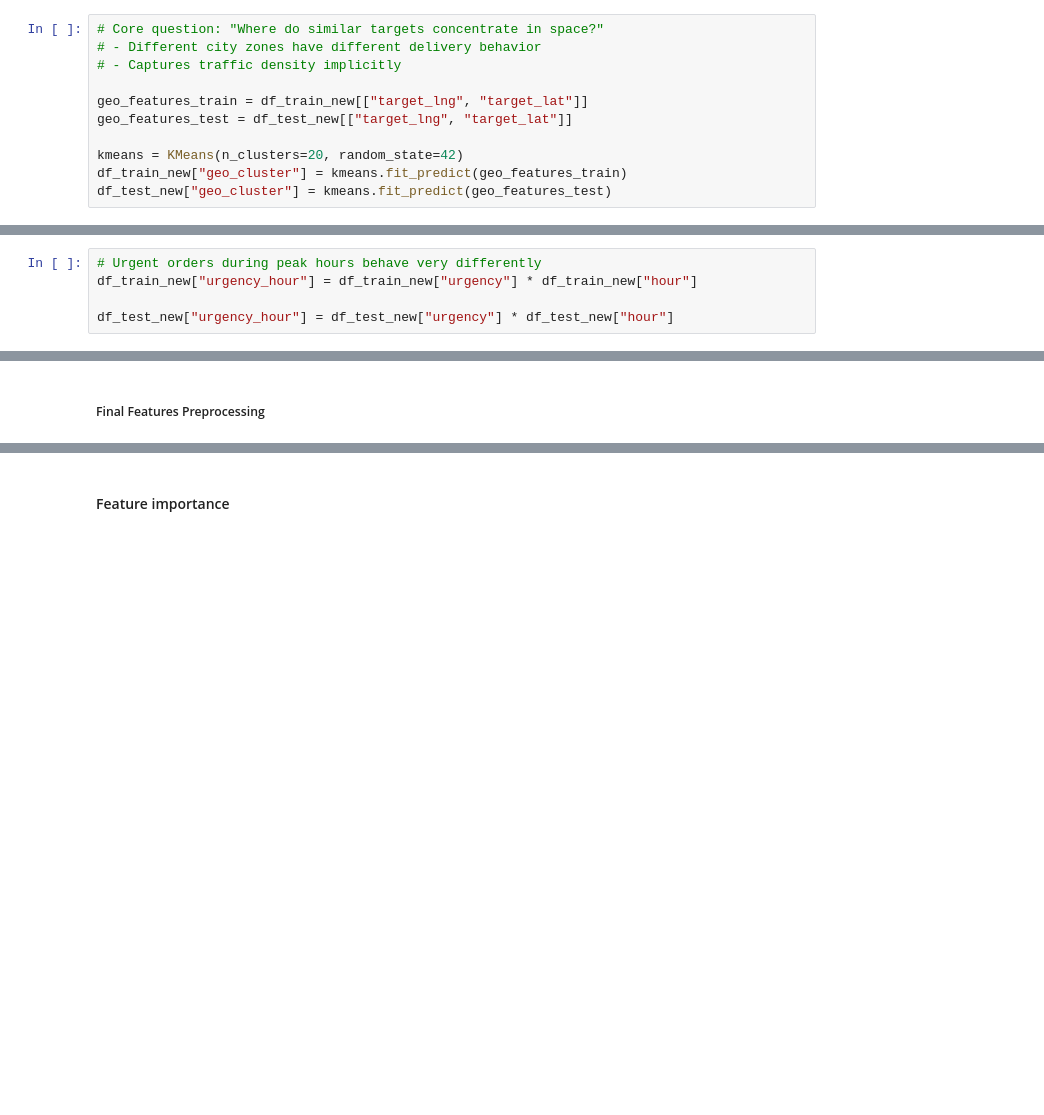
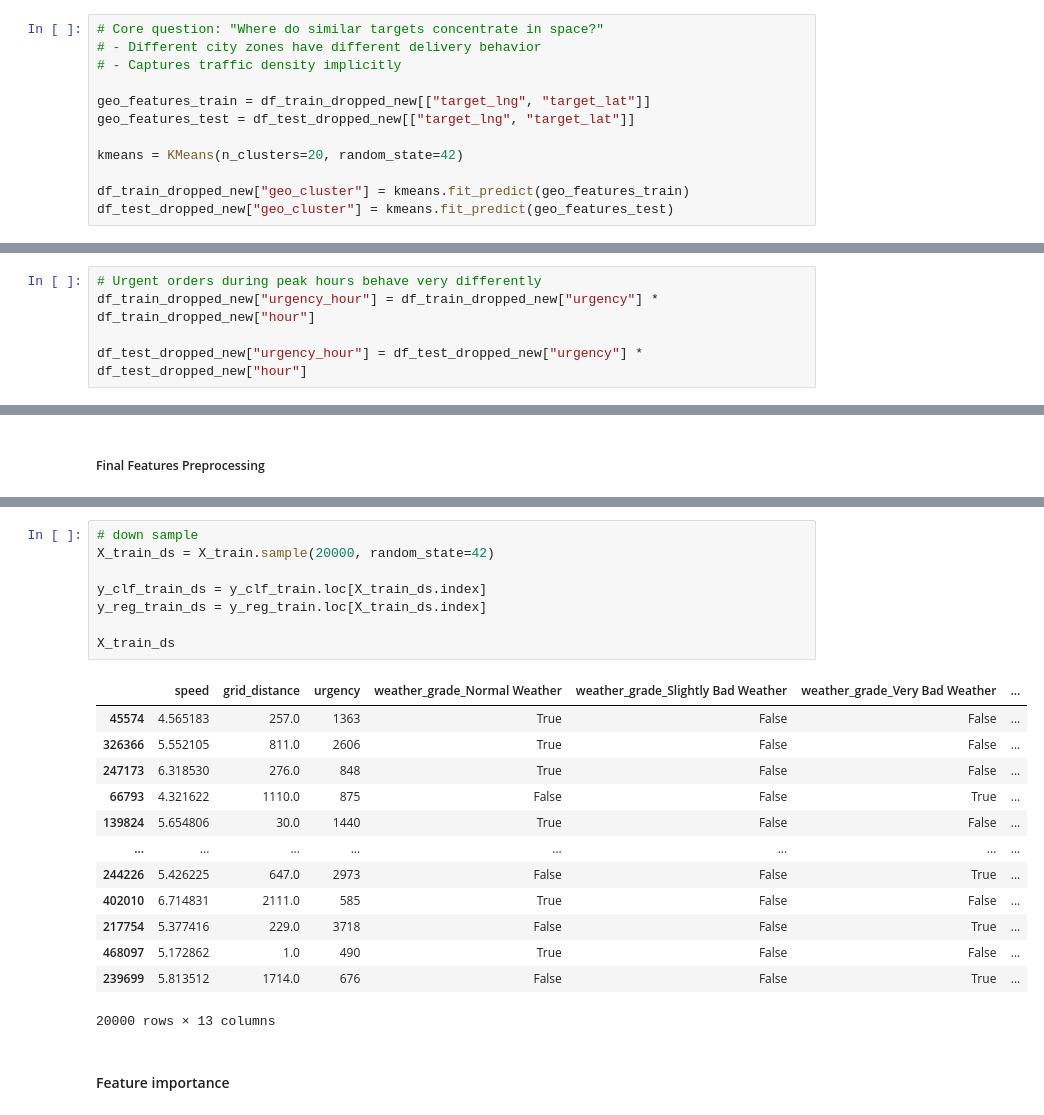
Before and after one commit to Zora-10/Machine-Learning-Individual-Project, a Jupyter notebook: Project1/solution/solution.ipynb, the cells around one changed output, grey strips where cells are left out. Drawn from its saved outputs; the diff is of its cells as text; blank space fills up the shorter version.

```diff
--- a/Project1/solution/solution.ipynb
+++ b/Project1/solution/solution.ipynb
@@ -514,16 +538,17 @@ df_test_new["log_grid_distance"] = np.log1p(df_test_new["grid_distance"])
 # - Different city zones have different delivery behavior
 # - Captures traffic density implicitly
 
-geo_features_train = df_train_new[["target_lng", "target_lat"]]
-geo_features_test = df_test_new[["target_lng", "target_lat"]]
+geo_features_train = df_train_dropped_new[["target_lng", "target_lat"]]
+geo_features_test = df_test_dropped_new[["target_lng", "target_lat"]]
 
 kmeans = KMeans(n_clusters=20, random_state=42)
-df_train_new["geo_cluster"] = kmeans.fit_predict(geo_features_train)
-df_test_new["geo_cluster"] = kmeans.fit_predict(geo_features_test)
+
+df_train_dropped_new["geo_cluster"] = kmeans.fit_predict(geo_features_train)
+df_test_dropped_new["geo_cluster"] = kmeans.fit_predict(geo_features_test)
 # %% [markdown]
 ##### Interaction: urgency x hour
 # %%
 # Urgent orders during peak hours behave very differently
-df_train_new["urgency_hour"] = df_train_new["urgency"] * df_train_new["hour"]
+df_train_dropped_new["urgency_hour"] = df_train_dropped_new["urgency"] * df_train_dropped_new["hour"]
 
-df_test_new["urgency_hour"] = df_test_new["urgency"] * df_test_new["hour"]
+df_test_dropped_new["urgency_hour"] = df_test_dropped_new["urgency"] * df_test_dropped_new["hour"]
@@ -645,3 +609,25 @@ X_train_new
+# %%
+# down sample
+X_train_ds = X_train.sample(20000, random_state=42)
+
+y_clf_train_ds = y_clf_train.loc[X_train_ds.index]
+y_reg_train_ds = y_reg_train.loc[X_train_ds.index]
+
+X_train_ds
+# %% [output]
+|  | speed | grid_distance | urgency | weather_grade_Normal Weather | weather_grade_Slightly Bad Weather | weather_grade_Very Bad Weather | ... |
+| 45574 | 4.565183 | 257.0 | 1363 | True | False | False | ... |
+| 326366 | 5.552105 | 811.0 | 2606 | True | False | False | ... |
+| 247173 | 6.318530 | 276.0 | 848 | True | False | False | ... |
+| 66793 | 4.321622 | 1110.0 | 875 | False | False | True | ... |
+| 139824 | 5.654806 | 30.0 | 1440 | True | False | False | ... |
+| ... | ... | ... | ... | ... | ... | ... | ... |
+| 244226 | 5.426225 | 647.0 | 2973 | False | False | True | ... |
+| 402010 | 6.714831 | 2111.0 | 585 | True | False | False | ... |
+| 217754 | 5.377416 | 229.0 | 3718 | False | False | True | ... |
+| 468097 | 5.172862 | 1.0 | 490 | True | False | False | ... |
+| 239699 | 5.813512 | 1714.0 | 676 | False | False | True | ... |
+20000 rows × 13 columns
 # %% [markdown]
 #### Feature importance
 # %%
```
Also changed, not shown: parts of 44 cells of this notebook, 2 other files.
